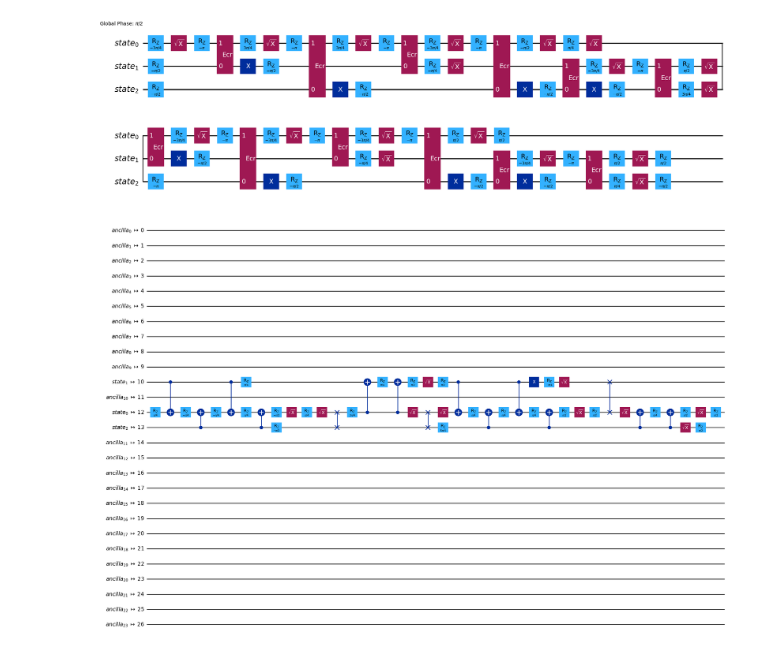
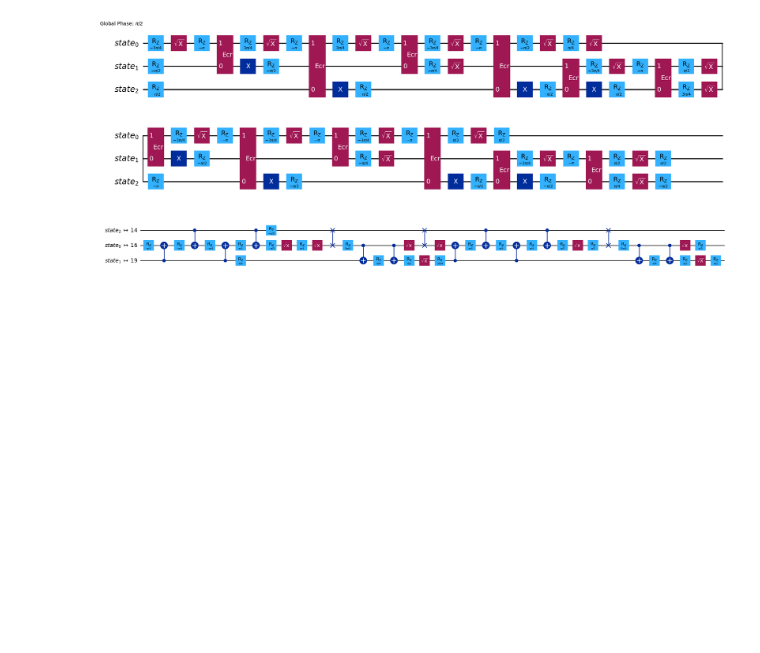
Before and after one commit to ritajitmajumdar1/Teaching, a Jupyter notebook: DRDO.ipynb, the cells around one changed output. Saved outputs shown, nothing was run; the diff lists cells and outputs as text; code cells hidden in the pictures; blank space fills up the shorter version.

```diff
--- a/DRDO.ipynb
+++ b/DRDO.ipynb
@@ -160,7 +169,7 @@ Let us now add this gate on some other quantum circuit
 # %%
 circ = QuantumCircuit(3)
 circ.x(1)
-#circ.x(0)
+circ.x(0)
 circ.compose(qc_ctrl, qubits=[0,1,2], inplace=True)
 circ.measure_all()
 circ.draw('mpl')
@@ -404,9 +382,9 @@ pm_swap = generate_preset_pass_manager(optimization_level=3, coupling_map=backen
                                       basis_gates=['x','sx','rz','cx','id','swap'])
 swap_isa_circuit = pm_swap.run(example_circuit)
 # %%
-swap_isa_circuit.draw('mpl', fold=-1)
+swap_isa_circuit.draw('mpl', fold=-1, idle_wires=False)
 # %% [output]
-[figure, old version]
+[figure, new version]
 # %%
 pm = generate_preset_pass_manager(optimization_level=3, backend=backend)
 isa_circuit = pm.run(example_circuit)
```
Also changed, not shown: parts of 39 cells of this notebook.
